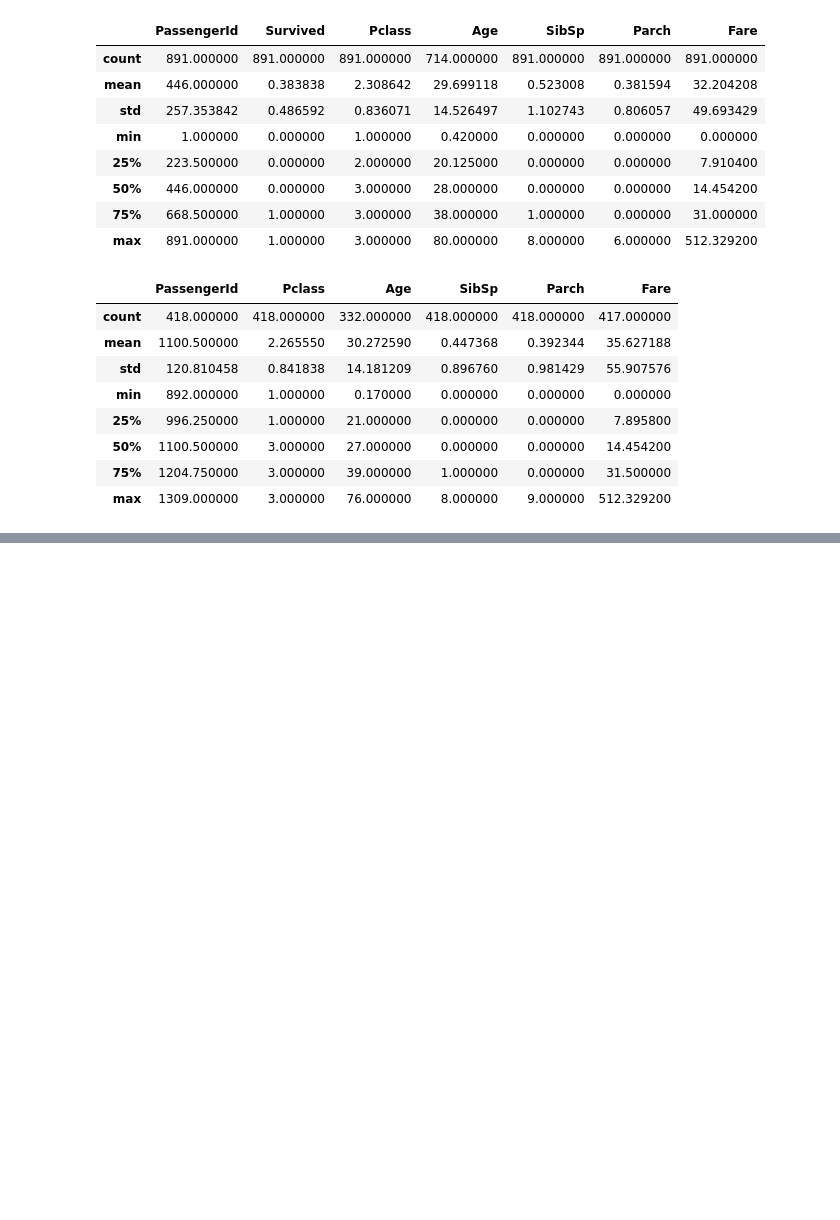
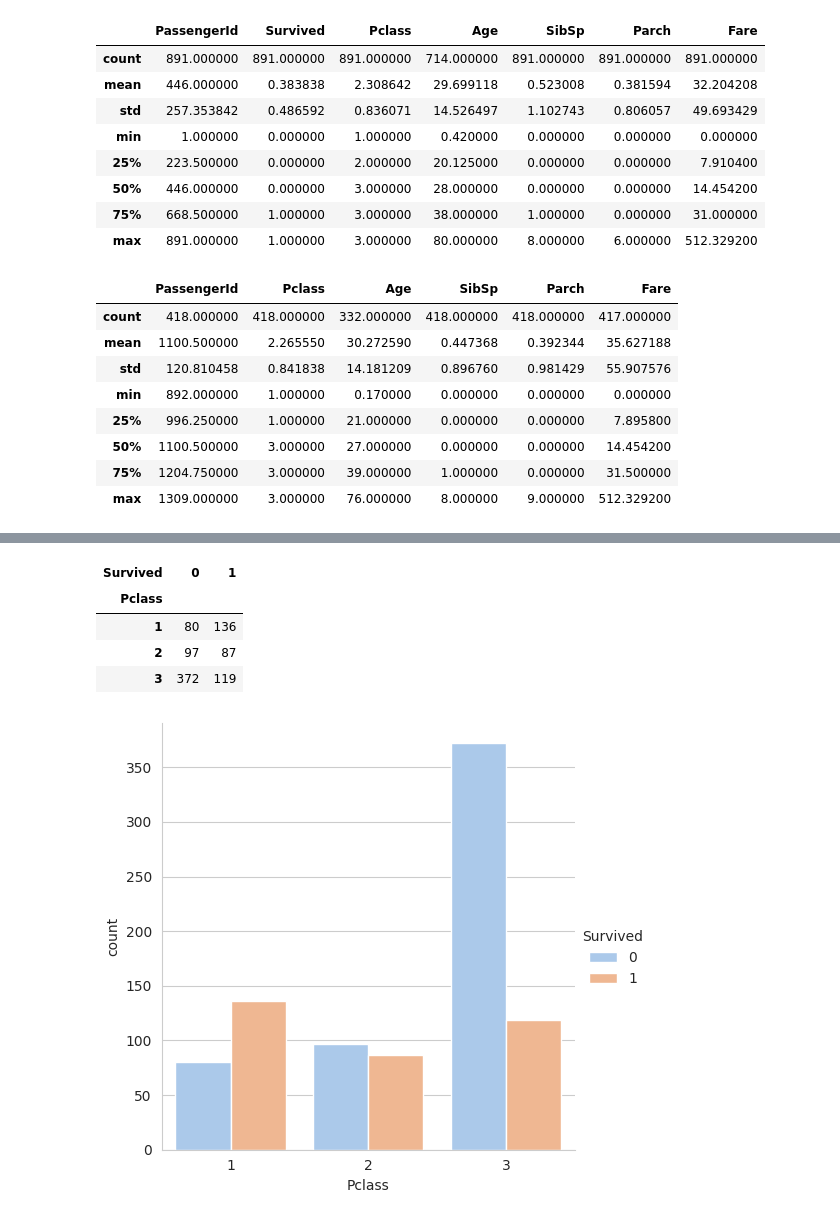
Before and after one commit to MKBD0102/Study, a Jupyter notebook: TitanicPractice_M.ipynb, the cells around one changed output, grey strips where cells are left out. Saved outputs shown, nothing was run; the diff lists cells and outputs as text; code cells hidden in the pictures; blank space fills up the shorter version.

```diff
--- a/TitanicPractice_M.ipynb
+++ b/TitanicPractice_M.ipynb
@@ -189,0 +210,11 @@ Name: count, dtype: int64
+# %%
+sns.set_style('whitegrid')
+sns.catplot(train_df, x='Pclass', hue = 'Survived', palette = 'pastel', kind = 'count')
+train_df.groupby(['Pclass','Survived']).size().unstack()
+# %% [output]
+| Survived | 0 | 1 |
+| Pclass |  |  |
+| 1 | 80 | 136 |
+| 2 | 97 | 87 |
+| 3 | 372 | 119 |
+[figure, added]
```
Also changed, not shown: parts of 5 cells of this notebook.
